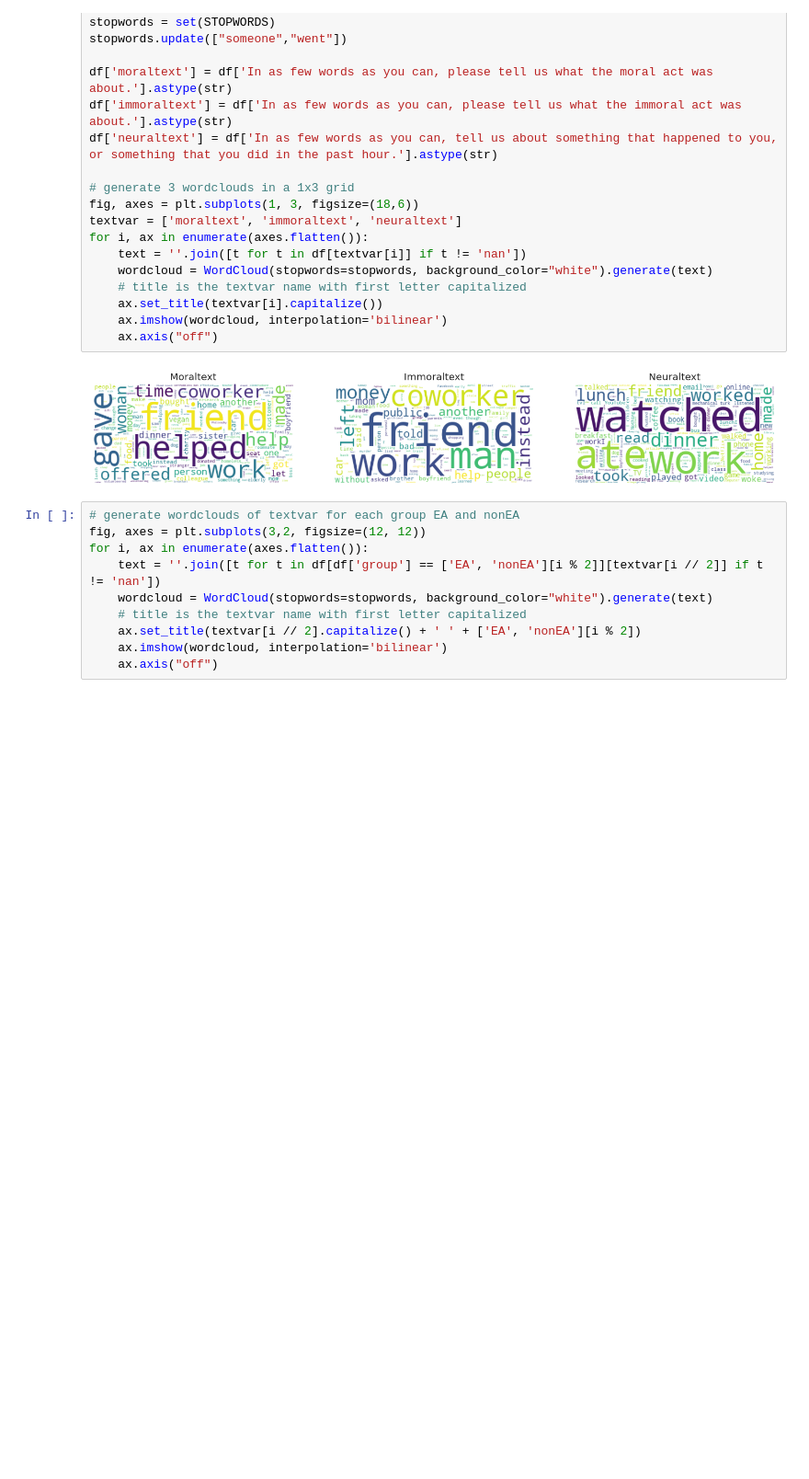
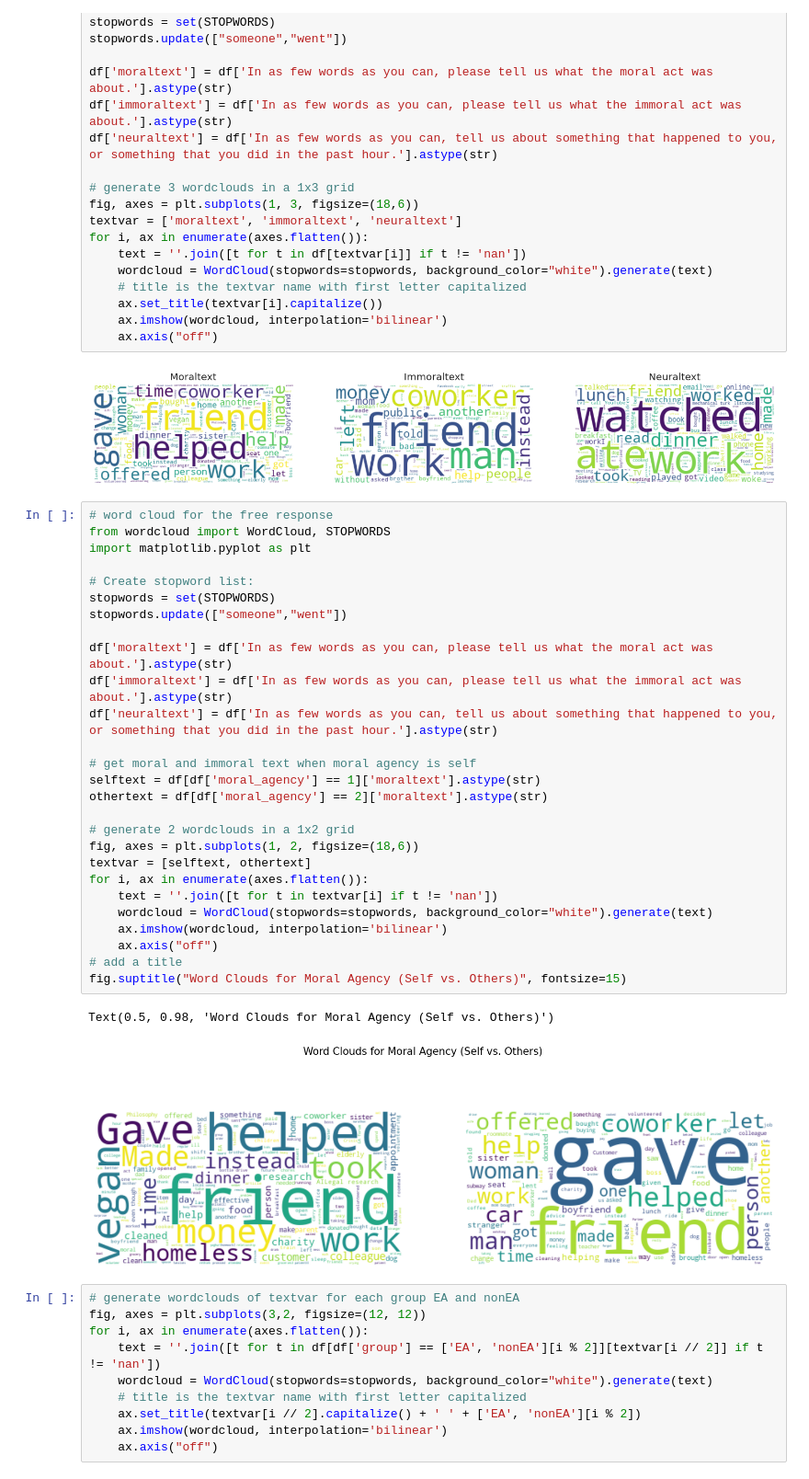
Before and after one commit to amberxuqianchen/effective-altruism, a Jupyter notebook: 1_code/descriptive.ipynb, the cells around one changed output. Shown at 92% size. Drawn from its saved outputs; the diff is of its cells as text; blank space fills up the shorter version.

```diff
--- a/1_code/descriptive.ipynb
+++ b/1_code/descriptive.ipynb
@@ -347,6 +346,36 @@ for i, ax in enumerate(axes.flatten()):
     ax.axis("off")
 # %% [output]
 [figure]
+# %%
+# word cloud for the free response
+from wordcloud import WordCloud, STOPWORDS
+import matplotlib.pyplot as plt
+
+# Create stopword list:
+stopwords = set(STOPWORDS)
+stopwords.update(["someone","went"])
+
+df['moraltext'] = df['In as few words as you can, please tell us what the moral act was about.'].astype(str)
+df['immoraltext'] = df['In as few words as you can, please tell us what the immoral act was about.'].astype(str)
+df['neuraltext'] = df['In as few words as you can, tell us about something that happened to you, or something that you did in the past hour.'].astype(str)
+
+# get moral and immoral text when moral agency is self
+selftext = df[df['moral_agency'] == 1]['moraltext'].astype(str)
+othertext = df[df['moral_agency'] == 2]['moraltext'].astype(str)
+
+# generate 2 wordclouds in a 1x2 grid
+fig, axes = plt.subplots(1, 2, figsize=(18,6))
+textvar = [selftext, othertext]
+for i, ax in enumerate(axes.flatten()):
+    text = ''.join([t for t in textvar[i] if t != 'nan'])
+    wordcloud = WordCloud(stopwords=stopwords, background_color="white").generate(text)
+    ax.imshow(wordcloud, interpolation='bilinear')
+    ax.axis("off")
+# add a title
+fig.suptitle("Word Clouds for Moral Agency (Self vs. Others)", fontsize=15)
+# %% [output]
+Text(0.5, 0.98, 'Word Clouds for Moral Agency (Self vs. Others)')
+[figure, added]
 # %%
 # generate wordclouds of textvar for each group EA and nonEA
 fig, axes = plt.subplots(3,2, figsize=(12, 12))
```
Also changed, not shown: parts of 3 cells of this notebook, 34 other files.
